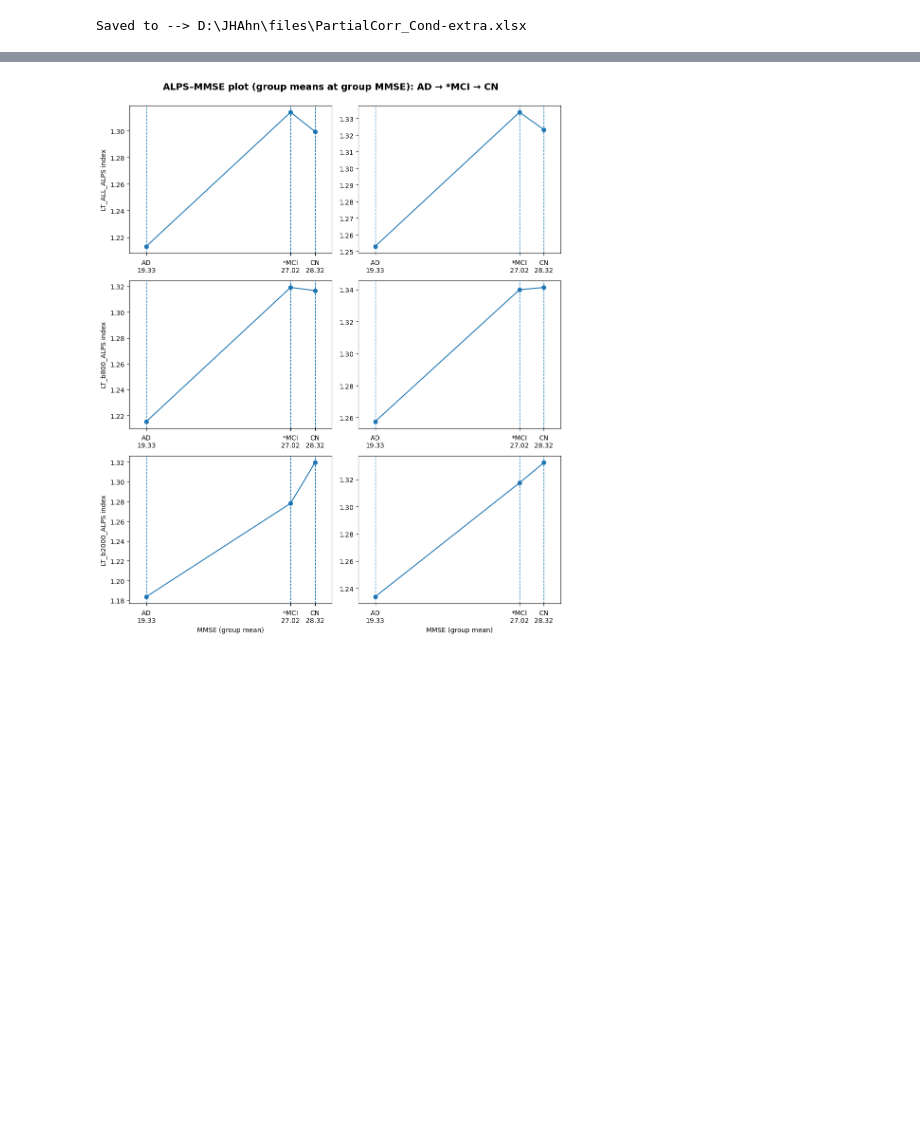
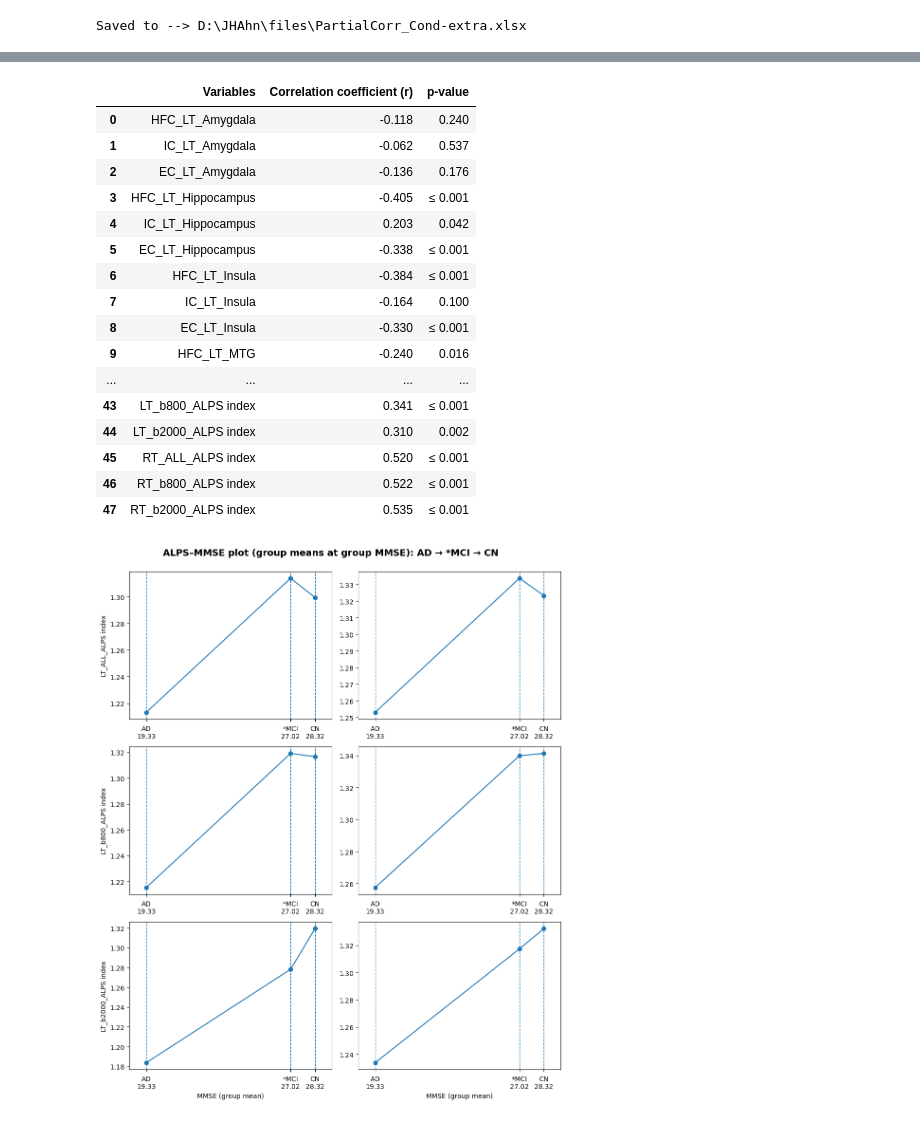
Before and after one commit to salsalGorani/KHNMC_ALPS, a Jupyter notebook: Stats_ANA Correlations.ipynb, the cells around one changed output, grey strips where cells are left out. Saved outputs shown, nothing was run; the diff lists cells and outputs as text; code cells hidden in the pictures; blank space fills up the shorter version.

```diff
--- a/Stats_ANA Correlations.ipynb
+++ b/Stats_ANA Correlations.ipynb
@@ -659,0 +683,31 @@ Saved to --> D:\JHAhn\files\PartialCorr_Cond-extra.xlsx
+# %%
+cond_cols = [c for c in df.columns if c.startswith(('HFC_', 'EC_', 'IC_'))]
+alps_cols = [c for c in df.columns if c.endswith('_ALPS index')]
+target_cols = cond_cols + alps_cols
+
+def run_one(x_var):
+    y_cols = [c for c in target_cols if c != x_var]   # 자기 자신 제외
+    return partial_corr_table(df, x=x_var, covariates=['Age'], y_cols=y_cols, decimals=3)
+
+Partial_RT = run_one('RT_CTI-ALPS index')
+Partial_LT = run_one('LT_CTI-ALPS index')
+# %%
+Partial_RT
+# %% [output]
+|  | Variables | Correlation coefficient (r) | p-value |
+| 0 | HFC_LT_Amygdala | -0.118 | 0.240 |
+| 1 | IC_LT_Amygdala | -0.062 | 0.537 |
+| 2 | EC_LT_Amygdala | -0.136 | 0.176 |
+| 3 | HFC_LT_Hippocampus | -0.405 | ≤ 0.001 |
+| 4 | IC_LT_Hippocampus | 0.203 | 0.042 |
+| 5 | EC_LT_Hippocampus | -0.338 | ≤ 0.001 |
+| 6 | HFC_LT_Insula | -0.384 | ≤ 0.001 |
+| 7 | IC_LT_Insula | -0.164 | 0.100 |
+| 8 | EC_LT_Insula | -0.330 | ≤ 0.001 |
+| 9 | HFC_LT_MTG | -0.240 | 0.016 |
+| ... | ... | ... | ... |
+| 43 | LT_b800_ALPS index | 0.341 | ≤ 0.001 |
+| 44 | LT_b2000_ALPS index | 0.310 | 0.002 |
+| 45 | RT_ALL_ALPS index | 0.520 | ≤ 0.001 |
+| 46 | RT_b800_ALPS index | 0.522 | ≤ 0.001 |
+| 47 | RT_b2000_ALPS index | 0.535 | ≤ 0.001 |
```
Also changed, not shown: parts of 2 cells of this notebook, 1 other file.
